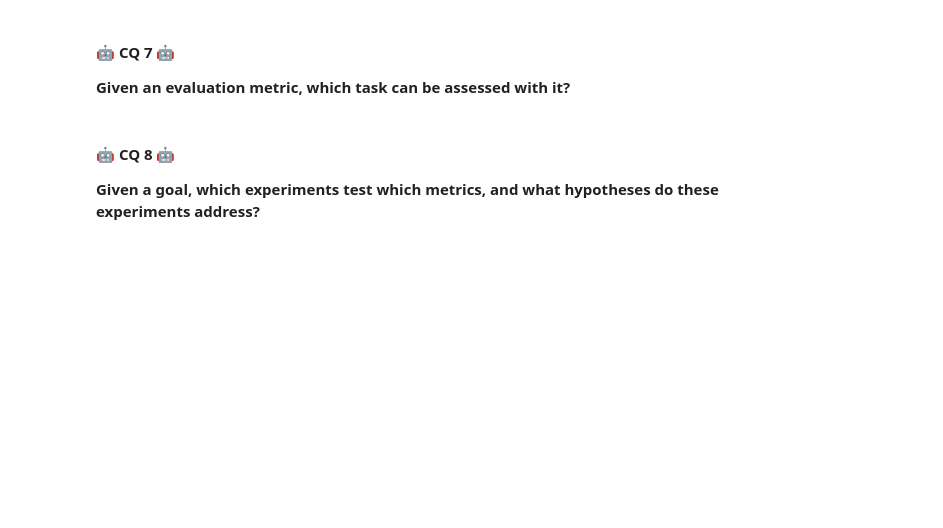
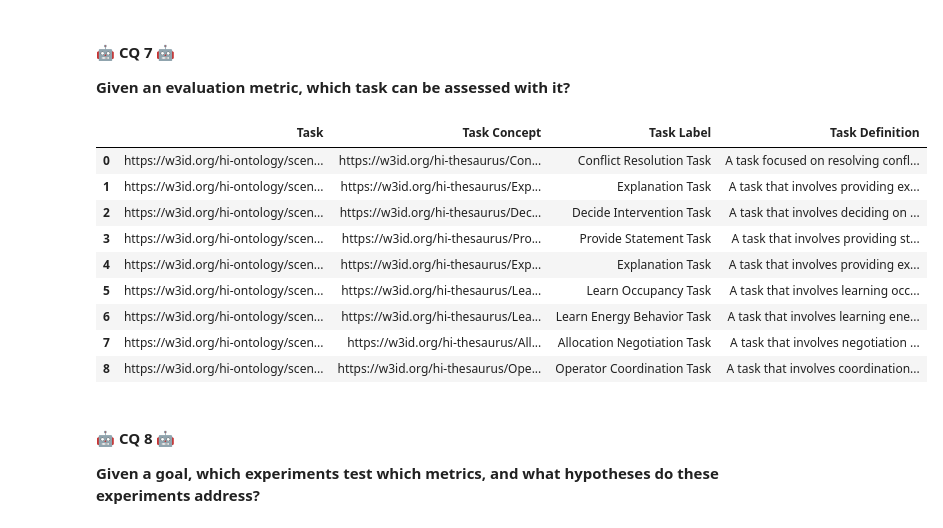
Before and after one commit to kai-vu/Hybrid-Intelligence-Ontology, a Jupyter notebook: case_study/cqs.ipynb, the cells around one changed output. Drawn from its saved outputs; the diff is of its cells as text; code cells hidden in the pictures; blank space fills up the shorter version.

```diff
--- a/case_study/cqs.ipynb
+++ b/case_study/cqs.ipynb
@@ -284,6 +282,41 @@ df_cq6
 #### 🤖 CQ 7 🤖
 
 **Given an evaluation metric, which task can be assessed with it?**
+# %%
+cq7 = """
+PREFIX hi:    <https://w3id.org/hi-ontology#>
+PREFIX hint:  <https://w3id.org/hi-thesaurus/>
+PREFIX skos:  <http://www.w3.org/2004/02/skos/core#>
+
+SELECT DISTINCT ?task ?taskConcept ?taskLabel ?taskDefinition
+WHERE {
+    VALUES ?metric { hint:FairOutcomeMetric }
+
+    ?experiment hi:hasMetricTested ?metric .
+    ?evaluation hi:hasExperiment ?experiment .
+    ?execution hi:evaluatedBy ?evaluation ;
+        hi:realizesTask ?task .
+    ?task hi:hasTaskConcept ?taskConcept .
+    ?taskConcept skos:prefLabel ?taskLabel ;
+        skos:definition ?taskDefinition .
+}
+"""
+
+results_cq7 = g.query(cq7)
+df_cq7 = pd.DataFrame([(str(row.task), str(row.taskConcept), str(row.taskLabel), str(row.taskDefinition)) for row in results_cq7],
+                        columns=["Task ", "Task Concept", "Task Label", "Task Definition"])
+df_cq7
+# %% [output]
+|  | Task | Task Concept | Task Label | Task Definition |
+| 0 | https://w3id.org/hi-ontology/scen... | https://w3id.org/hi-thesaurus/Con... | Conflict Resolution Task | A task focused on resolving confl... |
+| 1 | https://w3id.org/hi-ontology/scen... | https://w3id.org/hi-thesaurus/Exp... | Explanation Task | A task that involves providing ex... |
+| 2 | https://w3id.org/hi-ontology/scen... | https://w3id.org/hi-thesaurus/Dec... | Decide Intervention Task | A task that involves deciding on ... |
+| 3 | https://w3id.org/hi-ontology/scen... | https://w3id.org/hi-thesaurus/Pro... | Provide Statement Task | A task that involves providing st... |
+| 4 | https://w3id.org/hi-ontology/scen... | https://w3id.org/hi-thesaurus/Exp... | Explanation Task | A task that involves providing ex... |
+| 5 | https://w3id.org/hi-ontology/scen... | https://w3id.org/hi-thesaurus/Lea... | Learn Occupancy Task | A task that involves learning occ... |
+| 6 | https://w3id.org/hi-ontology/scen... | https://w3id.org/hi-thesaurus/Lea... | Learn Energy Behavior Task | A task that involves learning ene... |
+| 7 | https://w3id.org/hi-ontology/scen... | https://w3id.org/hi-thesaurus/All... | Allocation Negotiation Task | A task that involves negotiation ... |
+| 8 | https://w3id.org/hi-ontology/scen... | https://w3id.org/hi-thesaurus/Ope... | Operator Coordination Task | A task that involves coordination... |
 # %% [markdown]
 #### 🤖 CQ 8 🤖
 
```
Also changed, not shown: parts of 2 cells of this notebook.
